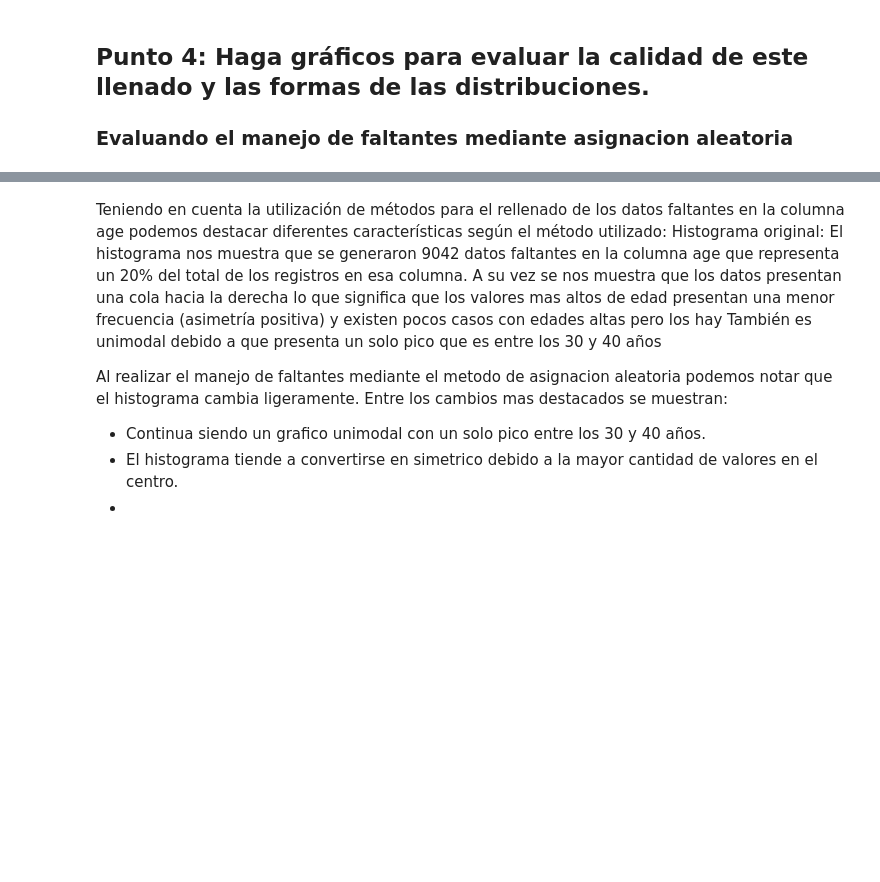
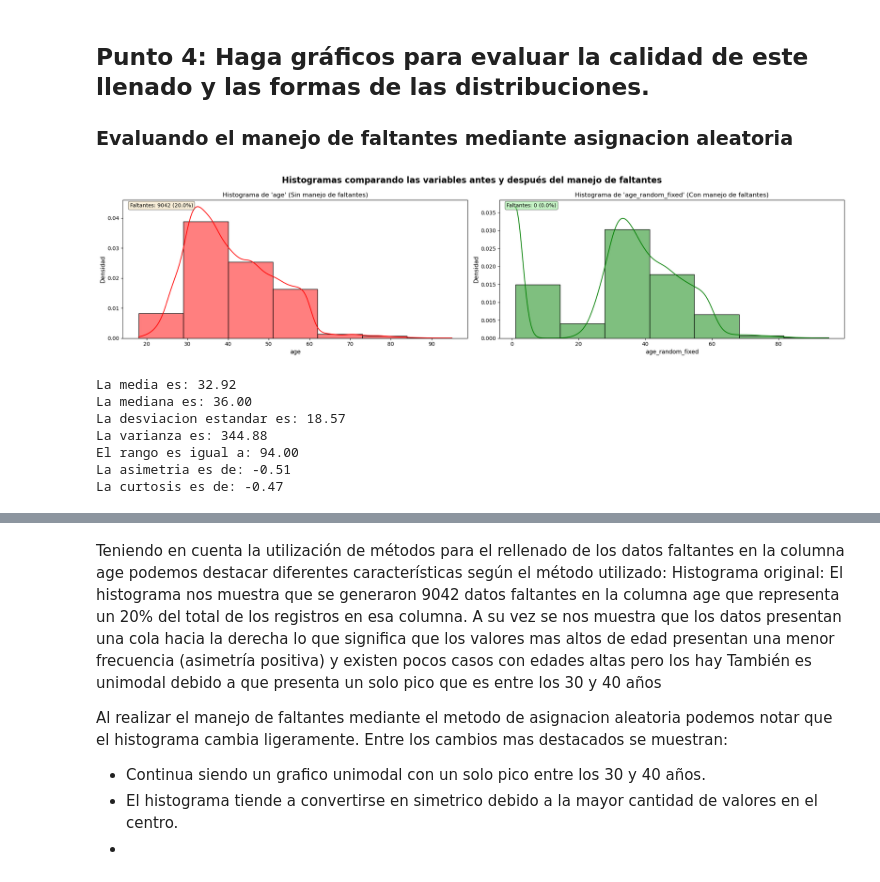
Before and after one commit to TheMaorba/DataMining, a Jupyter notebook: Tarea2/Tarea2.ipynb, the cells around one changed output, grey strips where cells are left out. Drawn from its saved outputs; the diff is of its cells as text; code cells hidden in the pictures; blank space fills up the shorter version.

```diff
--- a/Tarea2/Tarea2.ipynb
+++ b/Tarea2/Tarea2.ipynb
@@ -109,5 +90,10 @@ All the techniques to handle missing values
 # %% [markdown]
 ### Manejar datos faltantes mediante la eliminacion
 # %%
-# df_sin_na = df_conna.dropna(axis=0)
-# print(f"La cantidad de datos faltantes actual en la base de datos es de {df_sin_na.isna().sum().sum()}")
+# Voy a realizar unos cambios para eliminar columnas innecesarias
+df1 = df1.drop([
+    "housing","day","loan","contact","month", "duration",
+    "campaign", "pdays", "previous", "poutcome", "y"], axis=1)
+# Este codigo lo realizo para realizar la eliminacion de los datos faltantes
+df_drop = df1.dropna(axis=0)
+print(f"La cantidad de datos faltantes actual en la base de datos es de: {df_drop.isna().sum().sum()}")
@@ -161,14 +161,20 @@ La cantidad de datos faltantes en el nuevo df es de: 90420
 ### Evaluando el manejo de faltantes mediante asignacion aleatoria
 # %%
 from graficos import Graficos
-#Graficos.crear_histograma_columna(df_conna, df1, 'age')
-
+# Hasta este punto estan creadas las columnas age_random_fixed, age_mean y age_median
 Graficos.comparar_histogramas(
     df_original=df_conna,
     df_procesado=df1,
     columna_original='age',
     columna_procesada='age_random_fixed'
 )
-print(df1['age_random_fixed'].mean())
-#Graficos.crear_histograma_columna(df_sin_na, df2, 'studytime.x')
-# Hasta este punto estan creadas las columnas age_random_fixed, age_mean y age_median
+Graficos.estadisticas(df1, 'age_random_fixed')
+# %% [output]
+[figure, added]
+La media es: 32.92
+La mediana es: 36.00
+La desviacion estandar es: 18.57
+La varianza es: 344.88
+El rango es igual a: 94.00
+La asimetria es de: -0.51
+La curtosis es de: -0.47
```
Also changed, not shown: parts of 25 cells of this notebook, 1 other file.
